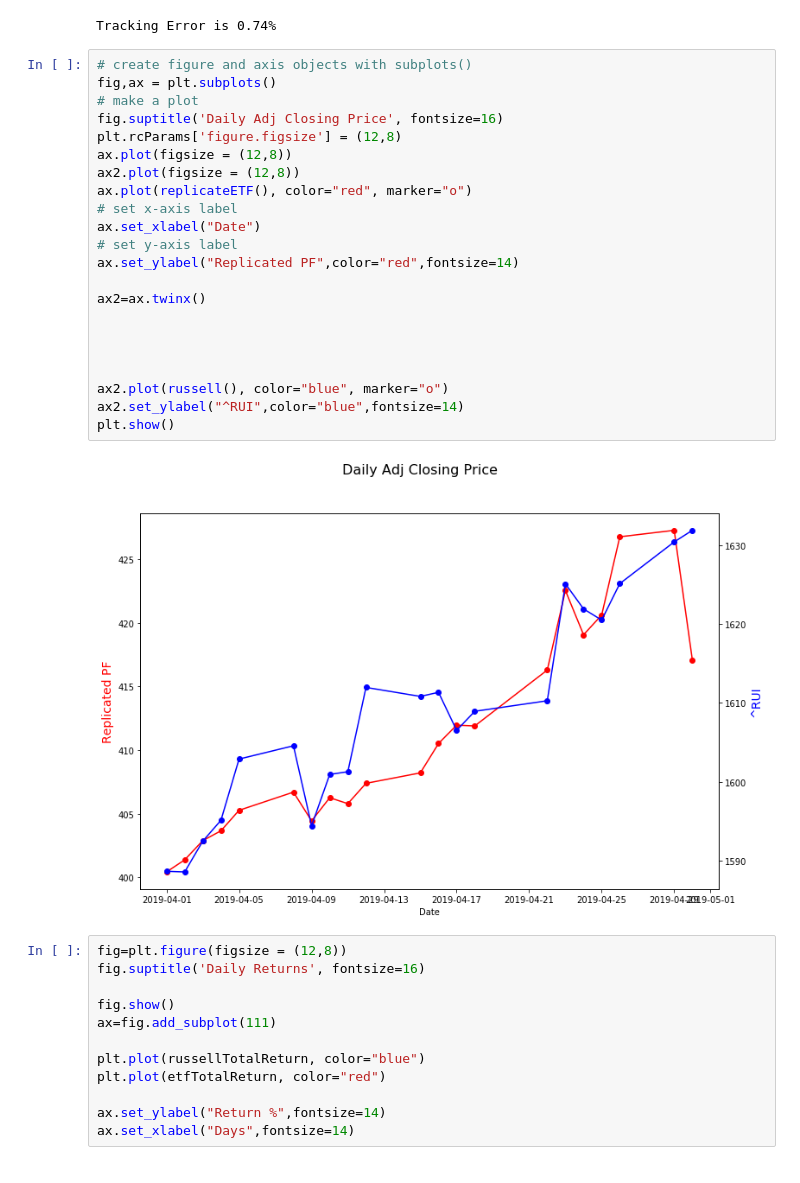
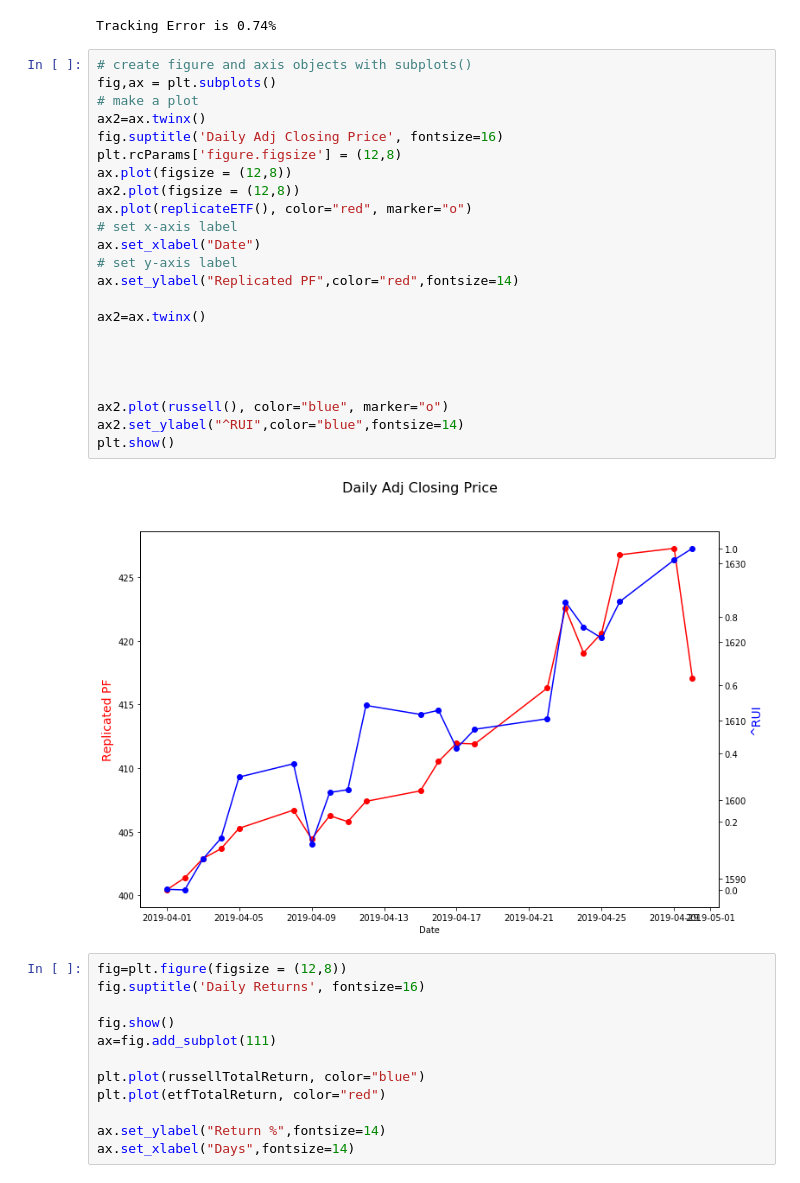
Before and after one commit to TheDonKane/CaseStudy_KeplerFi, a Jupyter notebook: replicatedPortfolio.ipynb, the cells around one changed output. Cells and saved outputs as stored; diff of their text form.

```diff
--- a/replicatedPortfolio.ipynb
+++ b/replicatedPortfolio.ipynb
@@ -312,27 +312,28 @@ Tracking Error is 0.74%
 # %%
 # create figure and axis objects with subplots()
 fig,ax = plt.subplots()
 # make a plot
+ax2=ax.twinx()
 fig.suptitle('Daily Adj Closing Price', fontsize=16)
 plt.rcParams['figure.figsize'] = (12,8)
 ax.plot(figsize = (12,8))
 ax2.plot(figsize = (12,8))
 ax.plot(replicateETF(), color="red", marker="o")
 # set x-axis label
 ax.set_xlabel("Date")
 # set y-axis label
 ax.set_ylabel("Replicated PF",color="red",fontsize=14)
 
 ax2=ax.twinx()
 
 
 
 
 ax2.plot(russell(), color="blue", marker="o")
 ax2.set_ylabel("^RUI",color="blue",fontsize=14)
 plt.show()
 # %% [output]
-[figure, old version]
+[figure, new version]
 # %%
 fig=plt.figure(figsize = (12,8))
 fig.suptitle('Daily Returns', fontsize=16)
```
Also changed, not shown: 1 other file.
